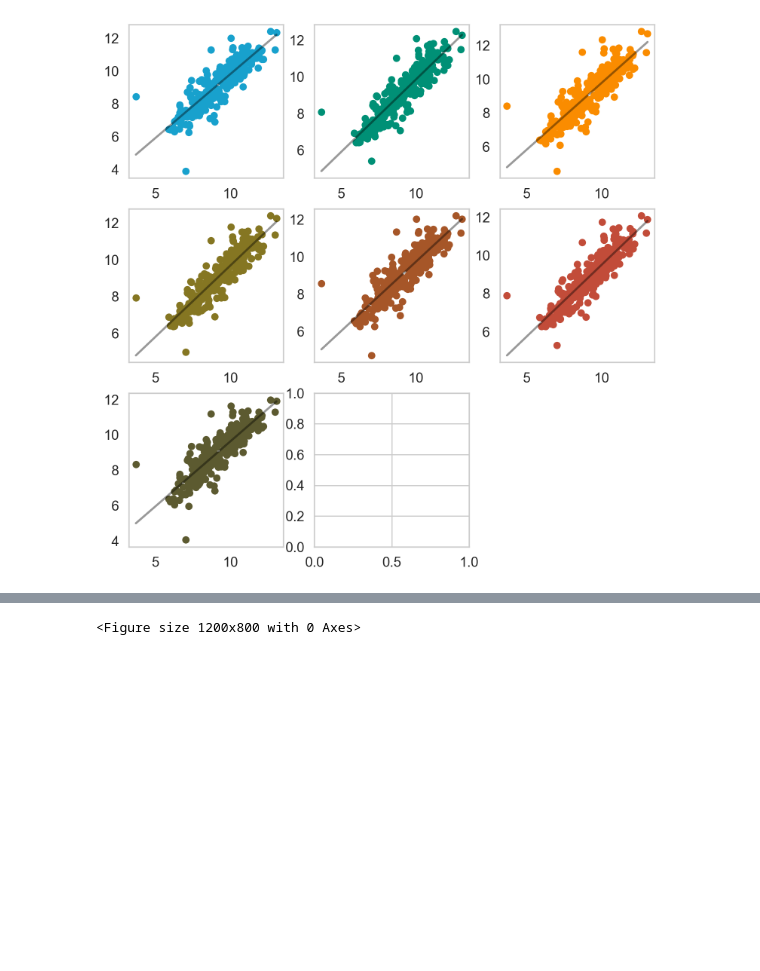
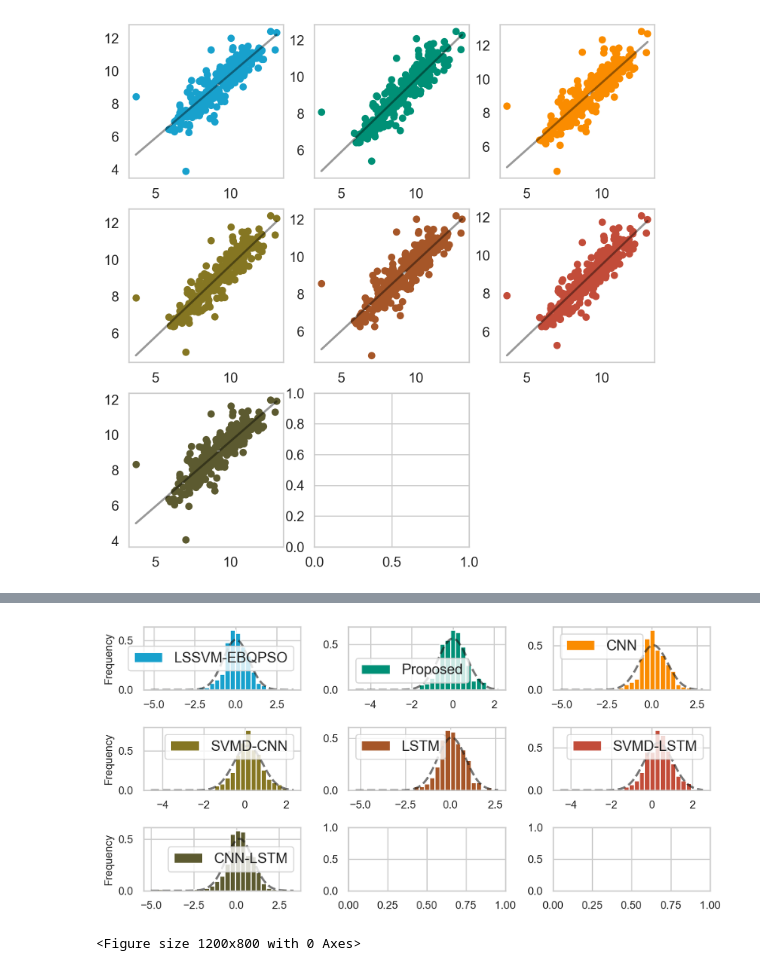
Before and after one commit to ephrem-admasu/windspeed_prediction, a Jupyter notebook: Result_analysis.ipynb, the cells around one changed output, grey strips where cells are left out. Drawn from its saved outputs; the diff is of its cells as text; code cells hidden in the pictures; blank space fills up the shorter version.

```diff
--- a/Result_analysis.ipynb
+++ b/Result_analysis.ipynb
@@ -293,20 +296,37 @@ plt.legend(bbox_to_anchor =(0.75, 1), ncol = 4, frameon=True, framealpha=.9, bor
 # %%
 import matplotlib as mpl
+from scipy.stats import norm
 
-lbs = ['LSSVM', 'EBQPSO-LSSVM', 'BP-NN', 'LSTM']
 
-def plot_error_hist(errors, c = 'blue', d=100):
+def plot_error_hist(errors, colrs, d=100):
     bins=25
-    fig, axs = plt.subplots(2, 2, figsize=(8, 4), dpi=d)
+    fig, axs = plt.subplots(3, 3, figsize=(8, 4), dpi=d)
     fig.tight_layout()
     mpl.rcParams['xtick.labelsize'] = 10
     mpl.rcParams['ytick.labelsize'] = 10
-    for i in range(2):
-        for j in range(2):
-            axs[i, j].hist(errors[2*i+j], bins=bins, color=c)
-            axs[i, j].set_ylabel("Frequency", fontsize=10)
-            axs[i, j].set_xlabel("Prediction error ("+lbs[2*i+j]+')', fontsize=10)
-    plt.savefig('errordist', dpi=d)
+    for i in range(len(models)):
+        mu, std = norm.fit(errors[i])
+
+        # for j in range(2):
+        row = i // 3
+        col = i % 3
+        axs[row][col].hist(errors[i], bins=bins, density = True, color=colrs[i], label=models[i])
+        # axs[row][col].legend()
+        xmin, xmax = axs[row][col].get_xlim()
+        x = np.linspace(xmin, xmax, len(errors[i]))
+        p = norm.pdf(x, mu, std)
+        axs[row][col].plot(x, p, 'k', linestyle = 'dashed', linewidth=2, alpha=.6)
+        if col == 0:
+            axs[row][col].set_ylabel("Frequency", fontsize=10)
+        # axs[row][col].set_xlabel("Prediction error ("+models[i]+')', fontsize=10)
+
+    # plt.savefig('errordist', dpi=d)
+# %%
+errors = [y_test-predicted_values[i] for i in range(len(predicted_values))]
+# %%
+plot_error_hist(errors, colors)
+# %% [output]
+[figure, added]
 # %%
 import matplotlib as mpl
 
```
Also changed, not shown: parts of 6 cells of this notebook, 5 other files.
